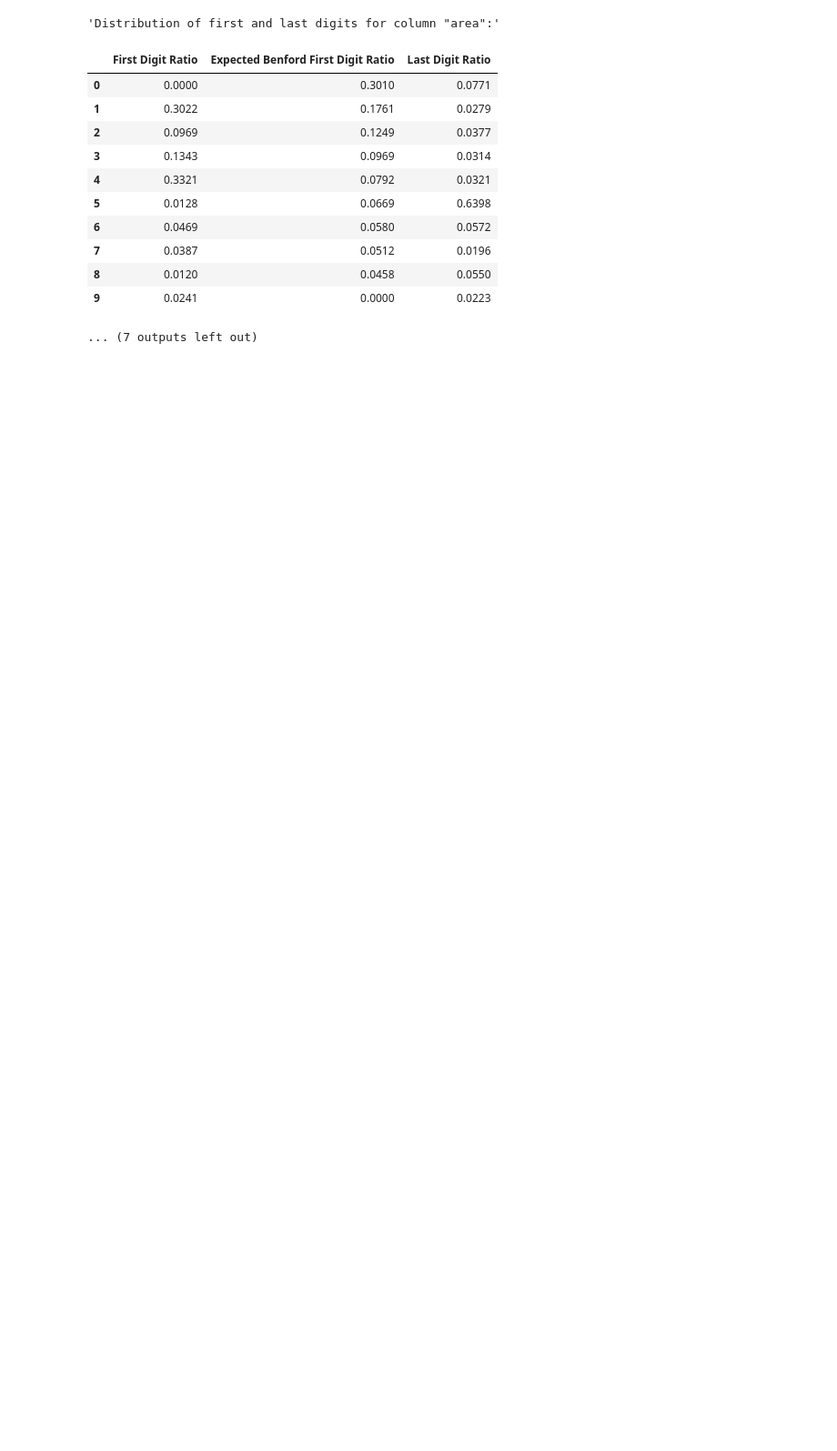
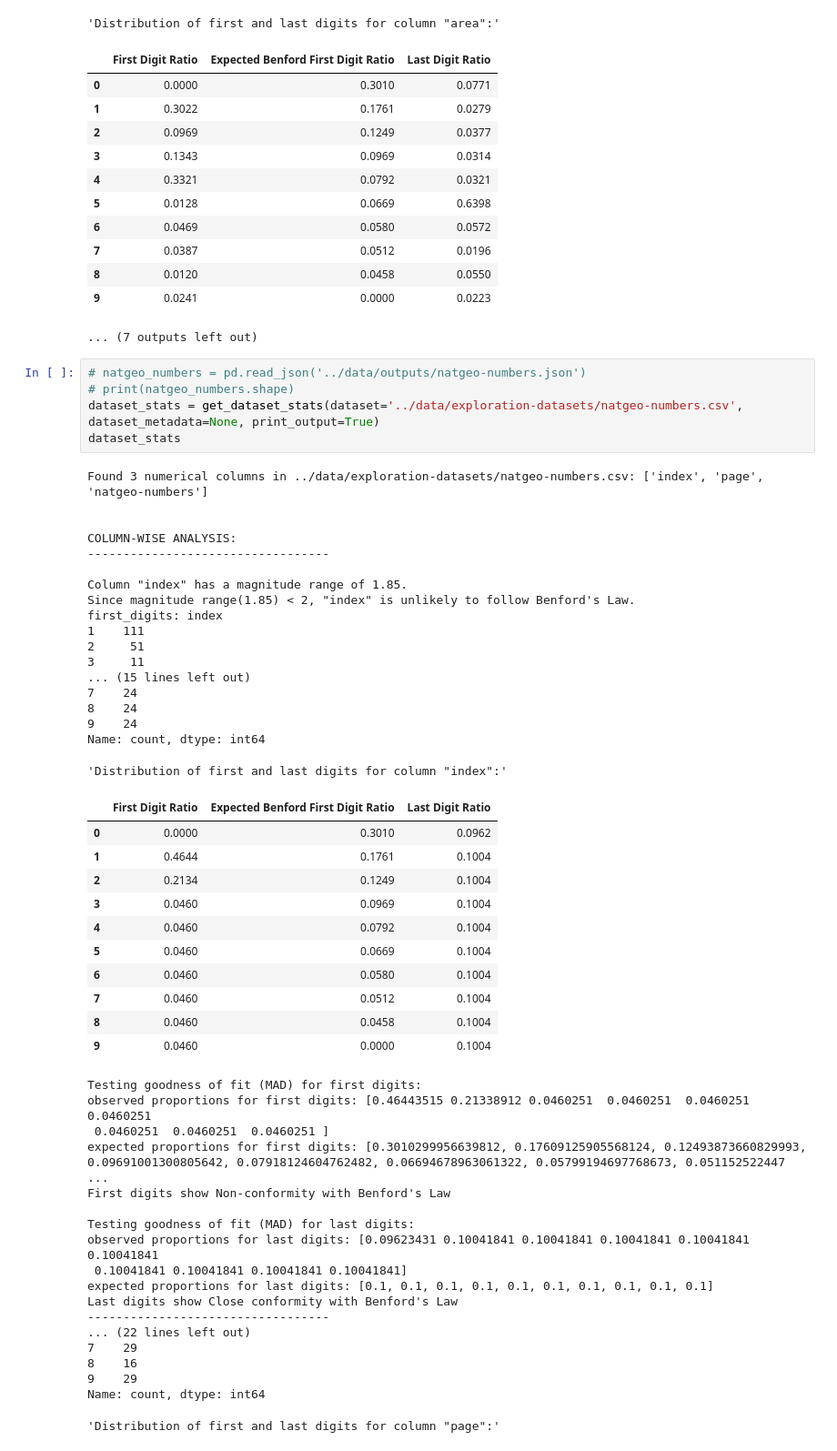
Before and after one commit to schubert-da/benfords-law-explainer, a Jupyter notebook: data-exploration/scripts/data-processing.ipynb, the cells around one changed output. Shown: that part at 91% size. Cells and saved outputs as stored; diff of their text form; blank space fills up the shorter version.

```diff
--- a/data-exploration/scripts/data-processing.ipynb
+++ b/data-exploration/scripts/data-processing.ipynb
@@ -546,3 +549,56 @@ Name: count, dtype: int64
 | 8 | 0.0120 | 0.0458 | 0.0550 |
 | 9 | 0.0241 | 0.0000 | 0.0223 |
 ... (7 outputs left out)
+# %%
+# natgeo_numbers = pd.read_json('../data/outputs/natgeo-numbers.json')
+# print(natgeo_numbers.shape)
+dataset_stats = get_dataset_stats(dataset='../data/exploration-datasets/natgeo-numbers.csv', dataset_metadata=None, print_output=True)
+dataset_stats
+# %% [output]
+Found 3 numerical columns in ../data/exploration-datasets/natgeo-numbers.csv: ['index', 'page', 'natgeo-numbers']
+
+
+COLUMN-WISE ANALYSIS:
+----------------------------------
+
+Column "index" has a magnitude range of 1.85.
+Since magnitude range(1.85) < 2, "index" is unlikely to follow Benford's Law.
+first_digits: index
+1    111
+2     51
+3     11
+... (15 lines left out)
+7    24
+8    24
+9    24
+Name: count, dtype: int64
+'Distribution of first and last digits for column "index":'
+|  | First Digit Ratio | Expected Benford First Digit Ratio | Last Digit Ratio |
+| 0 | 0.0000 | 0.3010 | 0.0962 |
+| 1 | 0.4644 | 0.1761 | 0.1004 |
+| 2 | 0.2134 | 0.1249 | 0.1004 |
+| 3 | 0.0460 | 0.0969 | 0.1004 |
+| 4 | 0.0460 | 0.0792 | 0.1004 |
+| 5 | 0.0460 | 0.0669 | 0.1004 |
+| 6 | 0.0460 | 0.0580 | 0.1004 |
+| 7 | 0.0460 | 0.0512 | 0.1004 |
+| 8 | 0.0460 | 0.0458 | 0.1004 |
+| 9 | 0.0460 | 0.0000 | 0.1004 |
+Testing goodness of fit (MAD) for first digits:
+observed proportions for first digits: [0.46443515 0.21338912 0.0460251  0.0460251  0.0460251  0.0460251
+ 0.0460251  0.0460251  0.0460251 ]
+expected proportions for first digits: [0.3010299956639812, 0.17609125905568124, 0.12493873660829993, 0.09691001300805642, 0.07918124604762482, 0.06694678963061322, 0.05799194697768673, 0.051152522447 ...
+First digits show Non-conformity with Benford's Law
+
+Testing goodness of fit (MAD) for last digits:
+observed proportions for last digits: [0.09623431 0.10041841 0.10041841 0.10041841 0.10041841 0.10041841
+ 0.10041841 0.10041841 0.10041841 0.10041841]
+expected proportions for last digits: [0.1, 0.1, 0.1, 0.1, 0.1, 0.1, 0.1, 0.1, 0.1, 0.1]
+Last digits show Close conformity with Benford's Law
+----------------------------------
+... (22 lines left out)
+7    29
+8    16
+9    29
+Name: count, dtype: int64
+'Distribution of first and last digits for column "page":'
```
Also changed, not shown: parts of 4 cells of this notebook, 5 other files.
